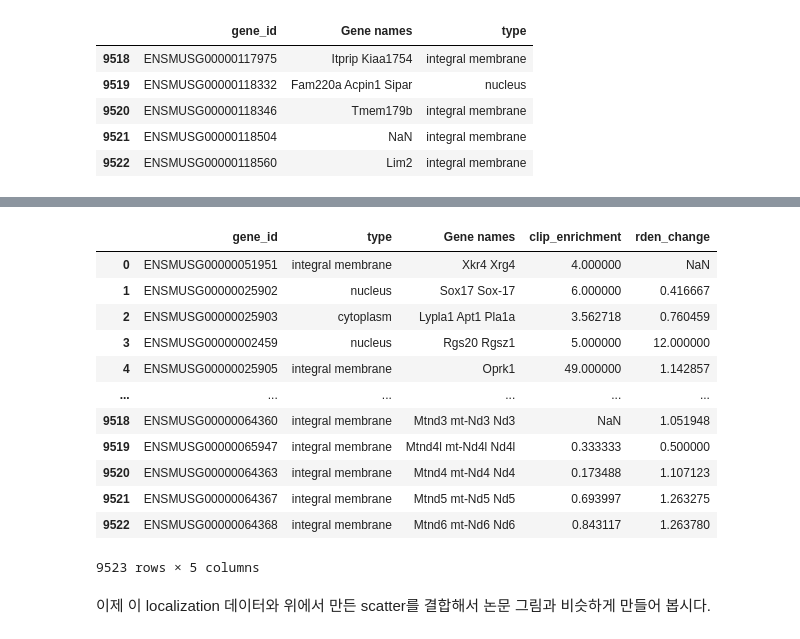
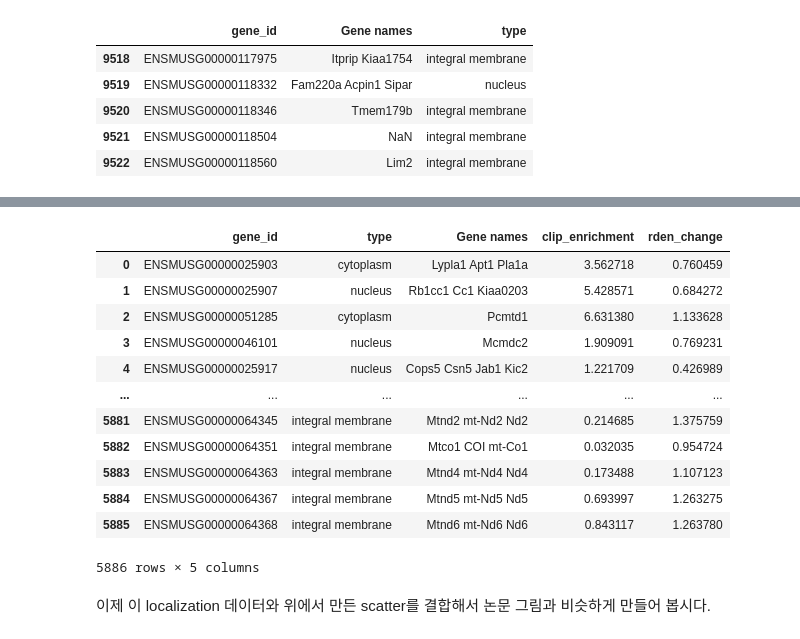
Before and after one commit to JungseoChoi/CJSbioinformatics, a Jupyter notebook: CoLab_TermProj_2023_1.ipynb, the cells around one changed output, grey strips where cells are left out. Cells and saved outputs as stored; diff of their text form; code cells hidden in the pictures.

```diff
--- a/CoLab_TermProj_2023_1.ipynb
+++ b/CoLab_TermProj_2023_1.ipynb
@@ -272,10 +272,6 @@ ax.scatter(np.log2(cnts['clip_enrichment']),
 import numpy as np
 import pandas as pd
 from matplotlib import pyplot as plt
-
-# clip_enrichment와 rden_change 계산
-cnts['clip_enrichment'] = cnts['CLIP-35L33G.bam'] / cnts['RNA-control.bam']
-cnts['rden_change'] = (cnts['RPF-siLin28a.bam'] / cnts['RNA-siLin28a.bam']) / (cnts['RPF-siLuc.bam'] / cnts['RNA-siLuc.bam'])
 
 # 최소 10 이상의 read count를 가진 행들만 선택
 filtered_data = cnts[(cnts['CLIP-35L33G.bam'] >= 10) &
@@ -287,7 +283,7 @@ filtered_data = cnts[(cnts['CLIP-35L33G.bam'] >= 10) &
 
 fig, ax = plt.subplots(1, 1, figsize=(5, 5))
 ax.scatter(np.log2(filtered_data['clip_enrichment']),
-           np.log2(filtered_data['rden_change']), s=3, alpha=0.5)
+           np.log2(filtered_data['rden_change']), s=3, alpha=0.2)
 
 ax.set_ylabel("Ribosome density change\n on $\it{Lin28a}$ Knockdown (log$_{2}$)")
 ax.set_xlabel("LIN28A CLIP enrichment (log$_{2}$)")
@@ -337,20 +332,20 @@ cnts
 # %%
-merged = pd.merge(cnts, mouselocal, on='gene_id')
+merged = pd.merge(filtered_data, mouselocal, on='gene_id')
 merged[['gene_id', 'type', 'Gene names', 'clip_enrichment', 'rden_change']]
 # %% [output]
 |  | gene_id | type | Gene names | clip_enrichment | rden_change |
-| 0 | ENSMUSG00000051951 | integral membrane | Xkr4 Xrg4 | 4.000000 | NaN |
-| 1 | ENSMUSG00000025902 | nucleus | Sox17 Sox-17 | 6.000000 | 0.416667 |
-| 2 | ENSMUSG00000025903 | cytoplasm | Lypla1 Apt1 Pla1a | 3.562718 | 0.760459 |
-| 3 | ENSMUSG00000002459 | nucleus | Rgs20 Rgsz1 | 5.000000 | 12.000000 |
-| 4 | ENSMUSG00000025905 | integral membrane | Oprk1 | 49.000000 | 1.142857 |
+| 0 | ENSMUSG00000025903 | cytoplasm | Lypla1 Apt1 Pla1a | 3.562718 | 0.760459 |
+| 1 | ENSMUSG00000025907 | nucleus | Rb1cc1 Cc1 Kiaa0203 | 5.428571 | 0.684272 |
+| 2 | ENSMUSG00000051285 | cytoplasm | Pcmtd1 | 6.631380 | 1.133628 |
+| 3 | ENSMUSG00000046101 | nucleus | Mcmdc2 | 1.909091 | 0.769231 |
+| 4 | ENSMUSG00000025917 | nucleus | Cops5 Csn5 Jab1 Kic2 | 1.221709 | 0.426989 |
 | ... | ... | ... | ... | ... | ... |
-| 9518 | ENSMUSG00000064360 | integral membrane | Mtnd3 mt-Nd3 Nd3 | NaN | 1.051948 |
-| 9519 | ENSMUSG00000065947 | integral membrane | Mtnd4l mt-Nd4l Nd4l | 0.333333 | 0.500000 |
-| 9520 | ENSMUSG00000064363 | integral membrane | Mtnd4 mt-Nd4 Nd4 | 0.173488 | 1.107123 |
-| 9521 | ENSMUSG00000064367 | integral membrane | Mtnd5 mt-Nd5 Nd5 | 0.693997 | 1.263275 |
-| 9522 | ENSMUSG00000064368 | integral membrane | Mtnd6 mt-Nd6 Nd6 | 0.843117 | 1.263780 |
+| 5881 | ENSMUSG00000064345 | integral membrane | Mtnd2 mt-Nd2 Nd2 | 0.214685 | 1.375759 |
+| 5882 | ENSMUSG00000064351 | integral membrane | Mtco1 COI mt-Co1 | 0.032035 | 0.954724 |
+| 5883 | ENSMUSG00000064363 | integral membrane | Mtnd4 mt-Nd4 Nd4 | 0.173488 | 1.107123 |
+| 5884 | ENSMUSG00000064367 | integral membrane | Mtnd5 mt-Nd5 Nd5 | 0.693997 | 1.263275 |
+| 5885 | ENSMUSG00000064368 | integral membrane | Mtnd6 mt-Nd6 Nd6 | 0.843117 | 1.263780 |
-9523 rows × 5 columns
+5886 rows × 5 columns
 # %% [markdown]
 이제 이 localization 데이터와 위에서 만든 scatter를 결합해서 논문 그림과 비슷하게 만들어 봅시다.
 # %%
```
Also changed, not shown: parts of 8 cells of this notebook.
